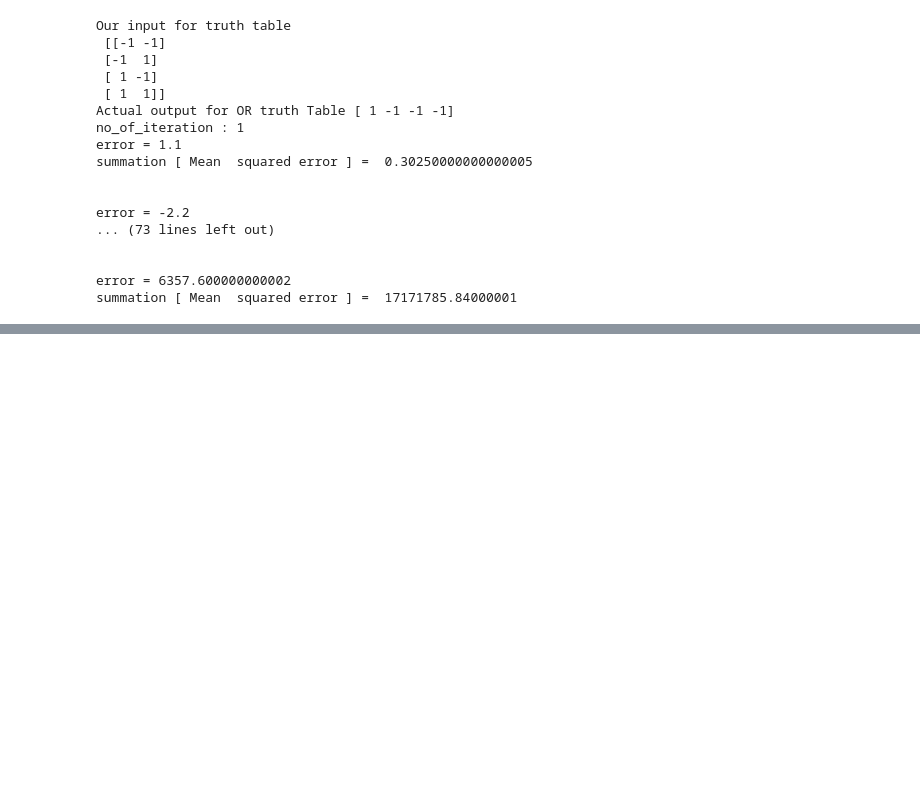
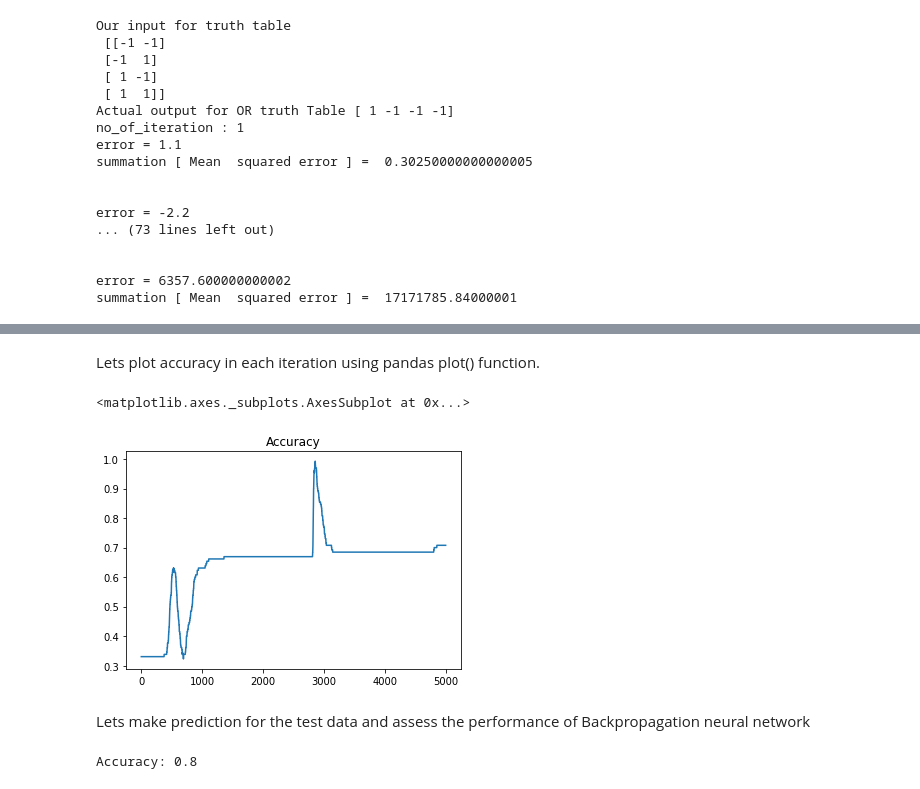
Before and after one commit to Logeshn009/nndl, a Jupyter notebook: 2147120_NNDL_Lab_Programs.ipynb, the cells around one changed output, grey strips where cells are left out. Cells and saved outputs as stored; diff of their text form; code cells hidden in the pictures; blank space fills up the shorter version.

```diff
--- a/2147120_NNDL_Lab_Programs.ipynb
+++ b/2147120_NNDL_Lab_Programs.ipynb
@@ -753,0 +867,21 @@ summation [ Mean  squared error ] =  17171785.84000001
+# %% [markdown]
+Lets plot accuracy in each iteration using pandas plot() function.
+# %%
+results.accuracy.plot(title="Accuracy")
+# %% [output]
+<matplotlib.axes._subplots.AxesSubplot at 0x...>
+[figure, added]
+# %% [markdown]
+Lets make prediction for the test data and assess the performance of Backpropagation neural network
+# %%
+# feedforward
+Z1 = np.dot(X_test, W1)
+A1 = sigmoid(Z1)
+
+Z2 = np.dot(A1, W2)
+A2 = sigmoid(Z2)
+
+acc = accuracy(A2, y_test)
+print("Accuracy: {}".format(acc))
+# %% [output]
+Accuracy: 0.8
```
Also changed, not shown: parts of 19 cells of this notebook.
